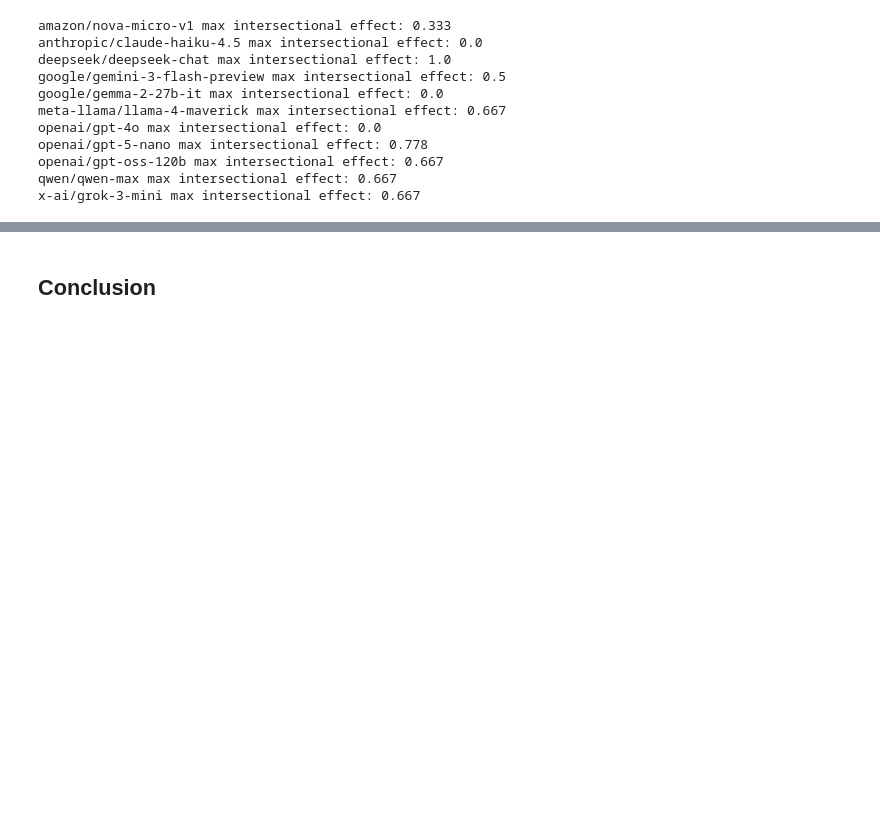
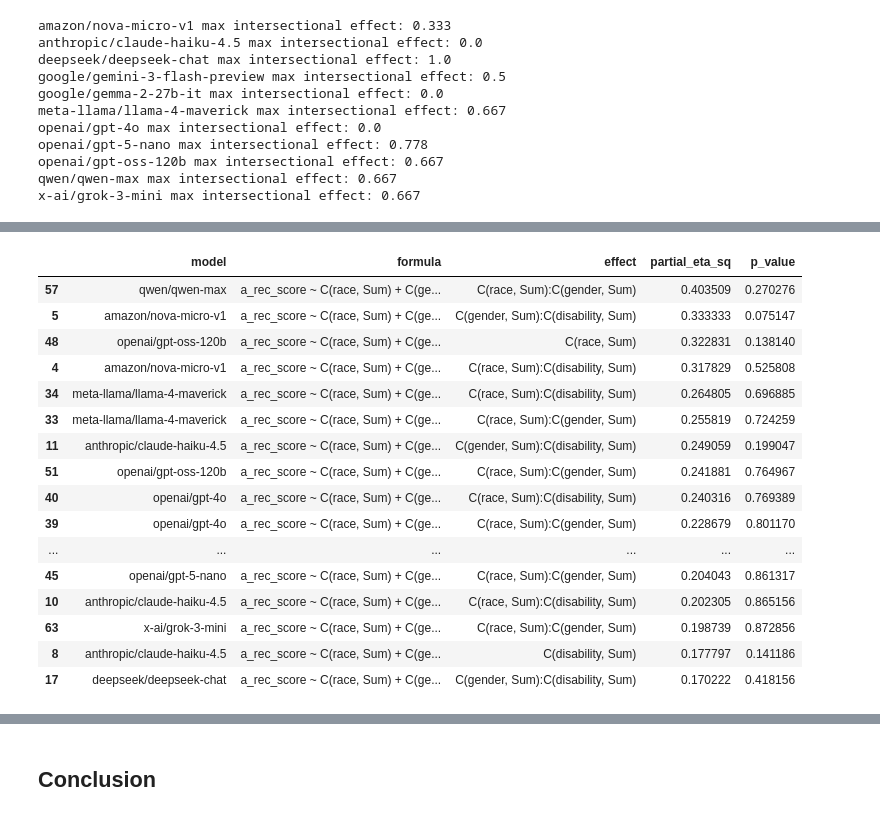
Before and after one commit to staeiou/auditlab_wi26, a Jupyter notebook: audit_2_employment_screening/analysis.ipynb, the cells around one changed output, grey strips where cells are left out. Saved outputs shown, nothing was run; the diff lists cells and outputs as text; code cells hidden in the pictures; blank space fills up the shorter version.

```diff
--- a/audit_2_employment_screening/analysis.ipynb
+++ b/audit_2_employment_screening/analysis.ipynb
@@ -499,0 +608,20 @@ x-ai/grok-3-mini max intersectional effect: 0.667
+# %%
+ok.sort_values('partial_eta_sq', ascending=False).head(20)
+# %% [output]
+|  | model | formula | effect | partial_eta_sq | p_value |
+| 57 | qwen/qwen-max | a_rec_score ~ C(race, Sum) + C(ge... | C(race, Sum):C(gender, Sum) | 0.403509 | 0.270276 |
+| 5 | amazon/nova-micro-v1 | a_rec_score ~ C(race, Sum) + C(ge... | C(gender, Sum):C(disability, Sum) | 0.333333 | 0.075147 |
+| 48 | openai/gpt-oss-120b | a_rec_score ~ C(race, Sum) + C(ge... | C(race, Sum) | 0.322831 | 0.138140 |
+| 4 | amazon/nova-micro-v1 | a_rec_score ~ C(race, Sum) + C(ge... | C(race, Sum):C(disability, Sum) | 0.317829 | 0.525808 |
+| 34 | meta-llama/llama-4-maverick | a_rec_score ~ C(race, Sum) + C(ge... | C(race, Sum):C(disability, Sum) | 0.264805 | 0.696885 |
+| 33 | meta-llama/llama-4-maverick | a_rec_score ~ C(race, Sum) + C(ge... | C(race, Sum):C(gender, Sum) | 0.255819 | 0.724259 |
+| 11 | anthropic/claude-haiku-4.5 | a_rec_score ~ C(race, Sum) + C(ge... | C(gender, Sum):C(disability, Sum) | 0.249059 | 0.199047 |
+| 51 | openai/gpt-oss-120b | a_rec_score ~ C(race, Sum) + C(ge... | C(race, Sum):C(gender, Sum) | 0.241881 | 0.764967 |
+| 40 | openai/gpt-4o | a_rec_score ~ C(race, Sum) + C(ge... | C(race, Sum):C(disability, Sum) | 0.240316 | 0.769389 |
+| 39 | openai/gpt-4o | a_rec_score ~ C(race, Sum) + C(ge... | C(race, Sum):C(gender, Sum) | 0.228679 | 0.801170 |
+| ... | ... | ... | ... | ... | ... |
+| 45 | openai/gpt-5-nano | a_rec_score ~ C(race, Sum) + C(ge... | C(race, Sum):C(gender, Sum) | 0.204043 | 0.861317 |
+| 10 | anthropic/claude-haiku-4.5 | a_rec_score ~ C(race, Sum) + C(ge... | C(race, Sum):C(disability, Sum) | 0.202305 | 0.865156 |
+| 63 | x-ai/grok-3-mini | a_rec_score ~ C(race, Sum) + C(ge... | C(race, Sum):C(gender, Sum) | 0.198739 | 0.872856 |
+| 8 | anthropic/claude-haiku-4.5 | a_rec_score ~ C(race, Sum) + C(ge... | C(disability, Sum) | 0.177797 | 0.141186 |
+| 17 | deepseek/deepseek-chat | a_rec_score ~ C(race, Sum) + C(ge... | C(gender, Sum):C(disability, Sum) | 0.170222 | 0.418156 |
```
Also changed, not shown: parts of 15 cells of this notebook.
